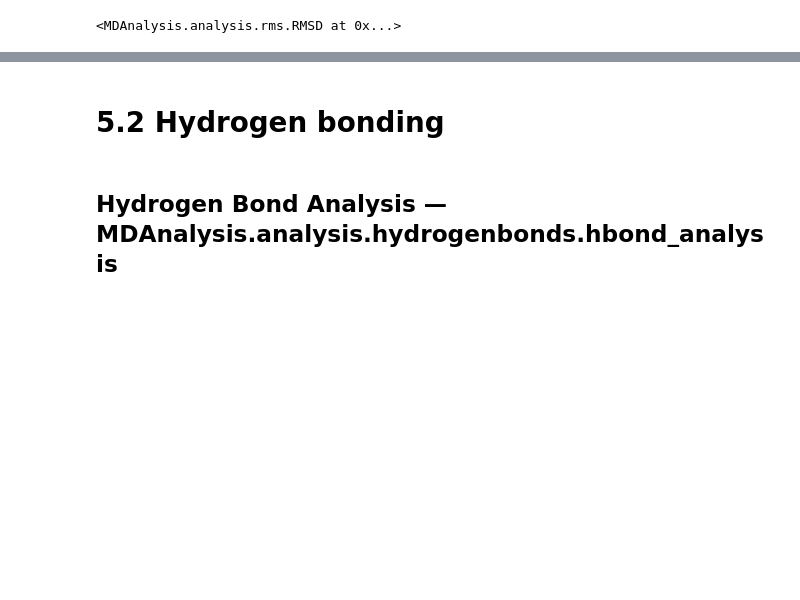
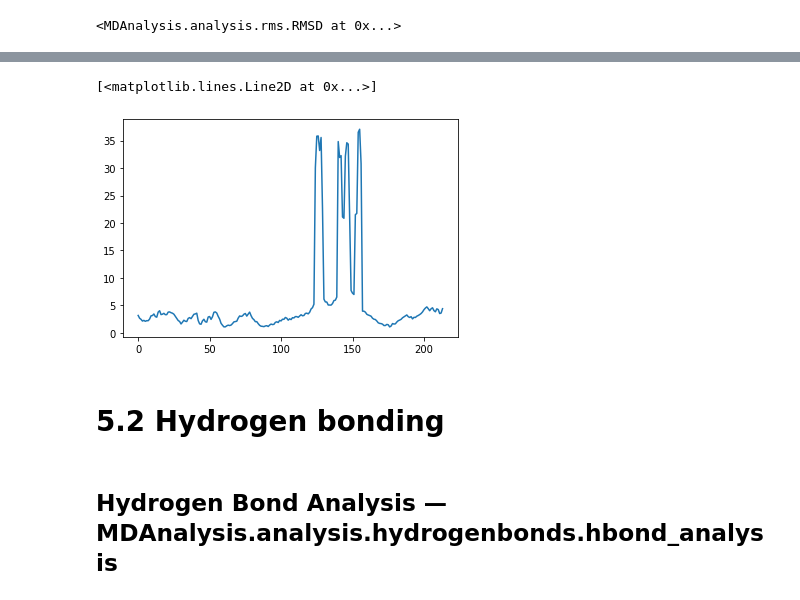
Before and after one commit to LucyJimenez/MDanalysis_Workshop, a Jupyter notebook: HandsOn_MDAnalysis.ipynb, the cells around one changed output, grey strips where cells are left out. Drawn from its saved outputs; the diff is of its cells as text; code cells hidden in the pictures; blank space fills up the shorter version.

```diff
--- a/HandsOn_MDAnalysis.ipynb
+++ b/HandsOn_MDAnalysis.ipynb
@@ -483,0 +509,7 @@ plt.show()
+# %%
+from MDAnalysis.analysis import align
+from MDAnalysisTests.datafiles import TPR, XTC
+
+
+u = mda.Universe(TPR, XTC, in_memory=True)
+protein = u.select_atoms("protein")
@@ -484,3 +534,14 @@ plt.show()
+# %%
+from MDAnalysis.analysis.rms import RMSF
+
+calphas = protein.select_atoms("name CA")
+rmsfer = RMSF(calphas, verbose=True).run()
+# %%
+%matplotlib inline
+plt.plot(calphas.resnums, rmsfer.rmsf)
+# %% [output]
+[<matplotlib.lines.Line2D at 0x...>]
+[figure, added]
 # %% [markdown]
 # 5.2 Hydrogen bonding
 # %% [markdown]
```
Also changed, not shown: parts of 25 cells of this notebook.
